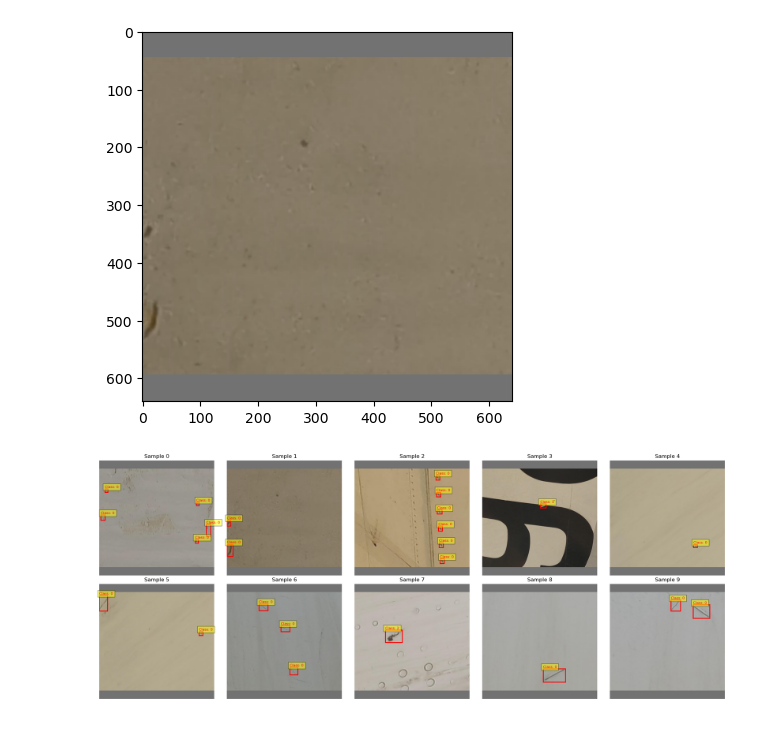
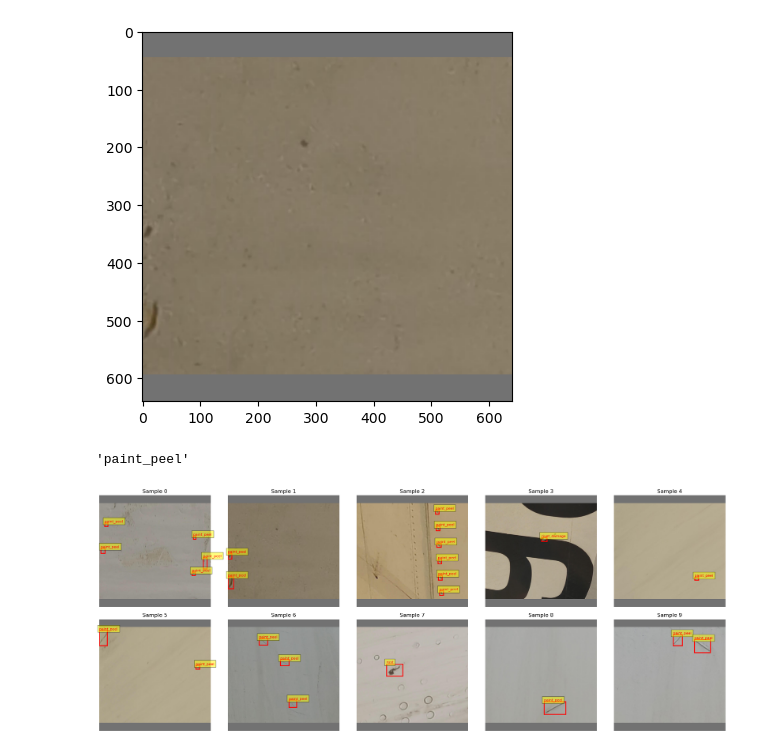
Before and after one commit to shubham-shinde/aircraft_fuselage_defect_detection, a Jupyter notebook: datacheck.ipynb, the cells around one changed output. Cells and saved outputs as stored; diff of their text form; code cells hidden in the pictures.

Commit message:
understanding data

```diff
--- a/datacheck.ipynb
+++ b/datacheck.ipynb
@@ -90,6 +90,10 @@ plt.imshow(img)
 # %% [output]
 <matplotlib.image.AxesImage at 0x...>
 [figure]
+# %%
+data['names'][0]
+# %% [output]
+'paint_peel'
 # %%
 # Get random indices
 num_samples = min(10, len(dataset))
@@ -109,32 +113,32 @@ for idx, sample_idx in enumerate(random_indices):
         img = img.cpu().numpy().transpose(1, 2, 0).astype(np.uint8)
     else:
         img = (img * 255).astype(np.uint8) if img.max() <= 1 else img.astype(np.uint8)
 
     # Get bounding boxes and classes
     bboxes = sample.get('bboxes', [])
     cls = sample.get('cls', [])
 
     # Display image
     axes[idx].imshow(img)
     axes[idx].set_title(f'Sample {sample_idx}')
     axes[idx].axis('off')
 
     # Draw bounding boxes (YOLO format: center_x, center_y, width, height normalized)
     h, w = img.shape[:2]
     for bbox, class_id in zip(bboxes, cls):
         cx, cy, bw, bh = bbox[:4]
         x1 = int((cx - bw/2) * w)
         y1 = int((cy - bh/2) * h)
         x2 = int((cx + bw/2) * w)
         y2 = int((cy + bh/2) * h)
 
         rect = patches.Rectangle((x1, y1), x2-x1, y2-y1,
                                 linewidth=2, edgecolor='r', facecolor='none')
         axes[idx].add_patch(rect)
-        axes[idx].text(x1, y1-5, f'Class: {int(class_id)}',
+        axes[idx].text(x1, y1-5, f'{data["names"][int(class_id)]}',
                       color='red', fontsize=8, bbox=dict(facecolor='yellow', alpha=0.5))
 
 plt.tight_layout()
 plt.show()
 # %% [output]
-[figure, old version]
+[figure, new version]
```
Also changed, not shown: parts of 4 cells of this notebook, 3 other files.
